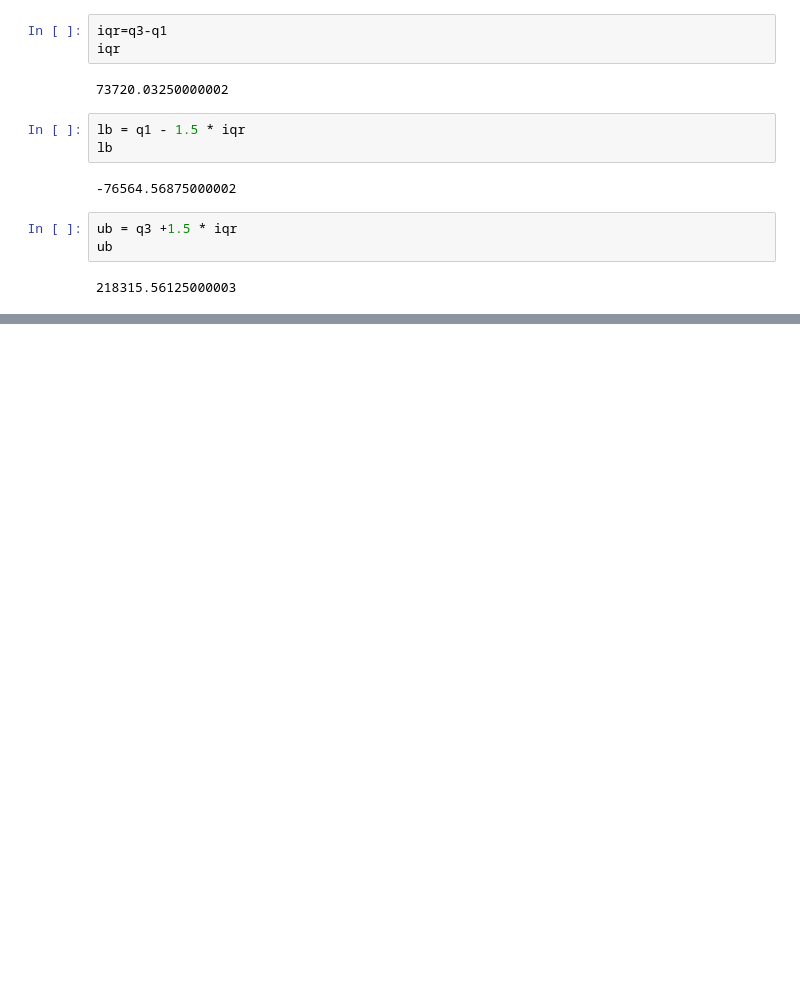
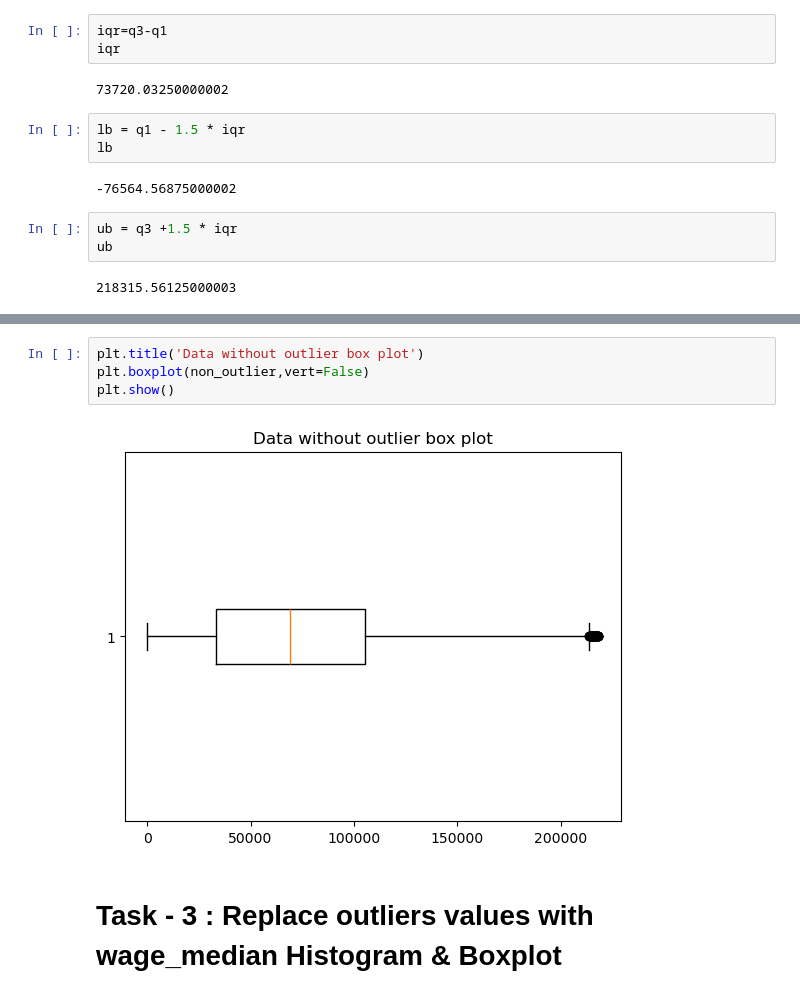
Before and after one commit to hemant467/Naresh-IT, a Jupyter notebook: Python 🐍 Sessions 📜/EDA : Exploratory Data Analysis 📜/Session 5 Numerical Column Analysis.ipynb, the cells around one changed output, grey strips where cells are left out. Saved outputs shown, nothing was run; the diff lists cells and outputs as text; blank space fills up the shorter version.

```diff
--- a/Python 🐍 Sessions 📜/EDA : Exploratory Data Analysis 📜/Session 5 Numerical Column Analysis.ipynb
+++ b/Python 🐍 Sessions 📜/EDA : Exploratory Data Analysis 📜/Session 5 Numerical Column Analysis.ipynb
@@ -560,0 +648,8 @@ ub
+# %%
+plt.title('Data without outlier box plot')
+plt.boxplot(non_outlier,vert=False)
+plt.show()
+# %% [output]
+[figure, added]
+# %% [markdown]
+# Task - 3 : Replace outliers values with wage_median Histogram & Boxplot
```
Also changed, not shown: parts of 24 cells of this notebook.
